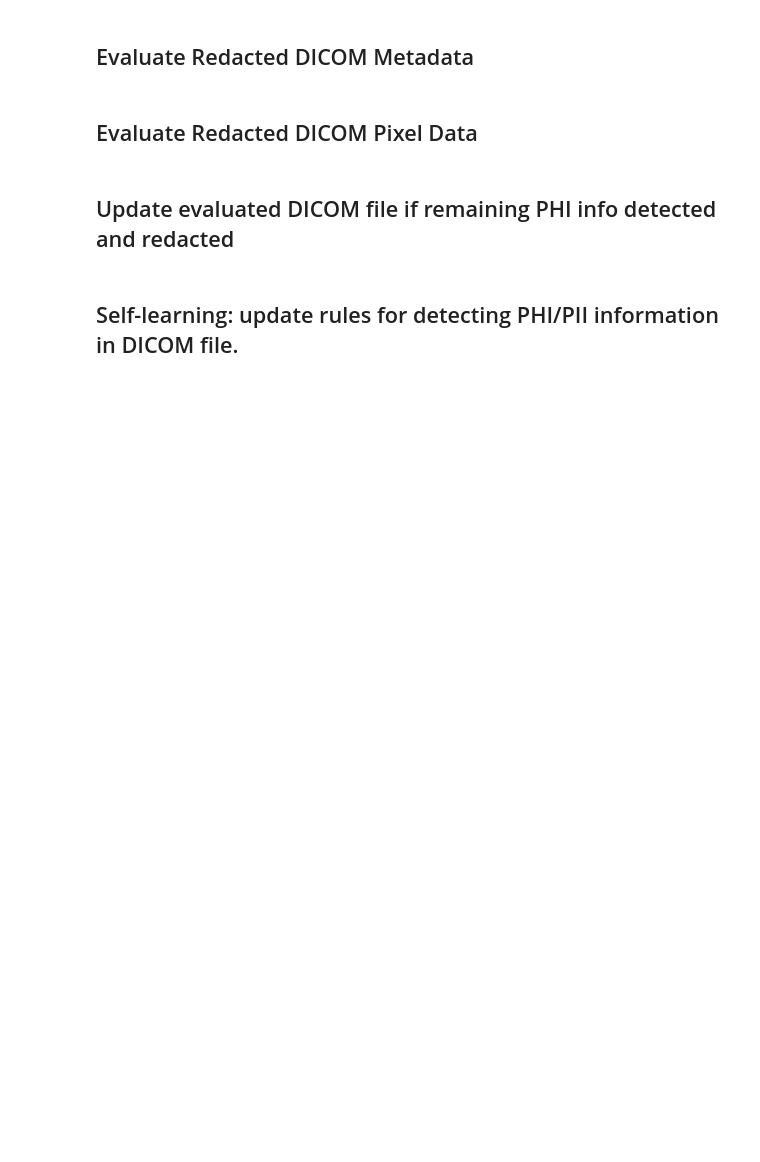
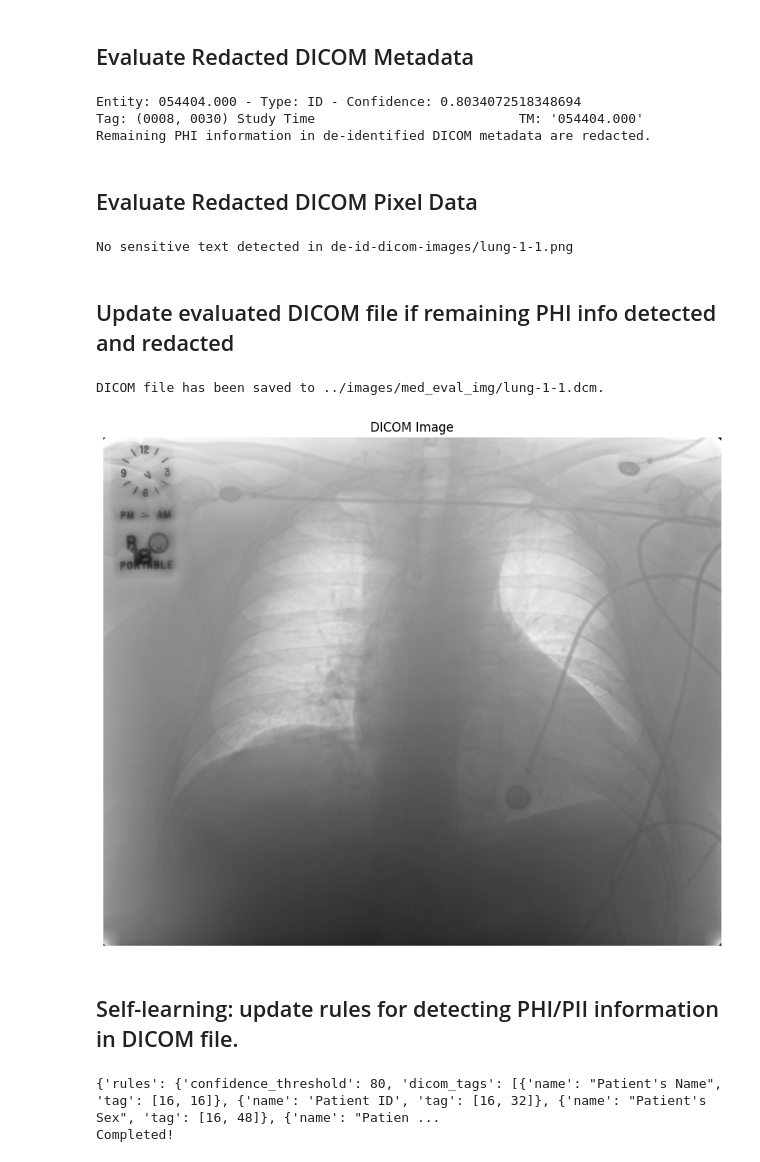
Before and after one commit to CBIIT/crdcdh-de-id-notebook, a Jupyter notebook: src/med_img_de_id.ipynb, the cells around one changed output. Drawn from its saved outputs; the diff is of its cells as text; code cells hidden in the pictures; blank space fills up the shorter version.

```diff
--- a/src/med_img_de_id.ipynb
+++ b/src/med_img_de_id.ipynb
@@ -88,45 +131,39 @@ result, dicom_dataset = processor.upload_dicom_file(DESTINATION_BUCKET, src_key,
 ## Evaluate Redacted DICOM Metadata
 # %%
 from common.utils import dump_dict_to_tsv, get_date_time
-tags, ids = processor.detect_id_in_tags(dicom_dataset)
+detected_elements, tags, ids = processor.detect_id_in_tags()
 if ids and len(ids) > 0:
-    print("Found PII/PHI in redacted DICOM: ", ids)
+    # print("Found PII/PHI in redacted DICOM: ", ids)
     # create a evaluation report
     eval_dict_list = []
     for i in range(len(ids)):
         eval_dict = {"tag": tags[i], "Detected PHI": ids[i]}
         eval_dict_list.append(eval_dict)
-    dump_dict_to_tsv(eval_dict_list, f"../output/eval_report/tags_de_id_evaluation_report_{get_date_time()}.tsv")
+    dump_dict_to_tsv(eval_dict_list, f"../output/report/tags_de_id_evaluation_report_{get_date_time()}.tsv")
     # redact remaining PHI
-    processor.redact_tags(dicom_dataset, tags)
+    processor.redact_tags(detected_elements)
+    print("Remaining PHI information in de-identified DICOM metadata are redacted.")
 
 else:
     print("No PII/PHI found in redacted DICOM")
+# %% [output]
+Entity: 054404.000 - Type: ID - Confidence: 0.8034072518348694
+Tag: (0008, 0030) Study Time                          TM: '054404.000'
+Remaining PHI information in de-identified DICOM metadata are redacted.
 # %% [markdown]
 ## Evaluate Redacted DICOM Pixel Data
 # %%
-from PIL import Image
+# check after redacted
 
-local_img_file = src_key.split('/')[-1]
-local_de_id_png = LOC_DE_ID_DICOM_FOLDER + local_img_file.replace('.dcm', '.png')
-# check after redacted
-src_png_key = dist_key.replace('.dcm', '.png')
-local_png = LOC_DE_ID_DICOM_FOLDER + local_img_file.replace('.dcm', '.png')
-id_text_detected = processor.detect_id_in_img(local_png, DESTINATION_BUCKET, src_png_key, True)
-# check before redacted
-# local_png = LOC_DICOM_FOLDER + local_img_file.replace('.dcm', '.png')
-# id_text_detected = processor.detect_id_in_img(local_png, SOURCE_BUCKET, src_key.replace('.dcm', '.png'), True)
+id_text_detected, text_detected = processor.detect_id_in_img(DESTINATION_BUCKET, src_key, True)
 if id_text_detected and len(id_text_detected) > 0:
-    print(f'Sensitive text detected in {local_png}')
-    dump_dict_to_tsv(id_text_detected, f"../output/eval_report/img_de_id_evaluation_report_{get_date_time()}.tsv")
+    print(f'Sensitive text detected in pixel in {local_de_id_dicom}')
+    dump_dict_to_tsv(id_text_detected, f"../output/report/img_de_id_evaluation_report_{get_date_time()}.tsv")
     print (id_text_detected)
-    processor.redact_id_in_image(id_text_detected, local_de_id_png)
-    # show redacted image
-    print('Showing redacted image')
-    img = Image.open(local_de_id_png)
-    processor.draw_img(img)
-
+    processor.redact_id_in_image(id_text_detected)
 else:
-    print(f'No sensitive text detected in {src_png_key}')
+    print(f'No sensitive text detected in {src_key}')
+# %% [output]
+No sensitive text detected in de-id-dicom-images/lung-1-1.png
 # %% [markdown]
 ## Update evaluated DICOM file if remaining PHI info detected and redacted
@@ -137,5 +170,27 @@ if ids and len(ids) > 0:
+# %%
+import os
+local_eval_dicom = os.path.join(LOC_EVAL_DICOM_FOLDER, local_img_file)
+processor.save_de_id_dicom(local_eval_dicom)
+if (ids and len(ids) > 0) or (id_text_detected and len(id_text_detected) > 0):
+    # show evaluated dicom
+    result = processor.parse_dicom_file(None, None, local_eval_dicom)
+    draw_img(processor.image_data)
+    dump_object_to_text(processor.ds, '../temp/ds_after_eval.txt')
+# %% [output]
+DICOM file has been saved to ../images/med_eval_img/lung-1-1.dcm.
+[figure, added]
 # %% [markdown]
 ## Self-learning: update rules for detecting PHI/PII information in DICOM file.
 # %%
 if ids and len(ids) > 0:
-    processor.update_rules_in_configs('../configs/de-id/output.yaml')
+    processor.update_rules_in_configs(rule_config_file_path)
+
+import sys
+
+try:
+    sys.exit(1)
+except:
+    print("Completed!")
+# %% [output]
+{'rules': {'confidence_threshold': 80, 'dicom_tags': [{'name': "Patient's Name", 'tag': [16, 16]}, {'name': 'Patient ID', 'tag': [16, 32]}, {'name': "Patient's Sex", 'tag': [16, 48]}, {'name': "Patien ...
+Completed!
```
Also changed, not shown: parts of 20 cells of this notebook, 9 other files.
